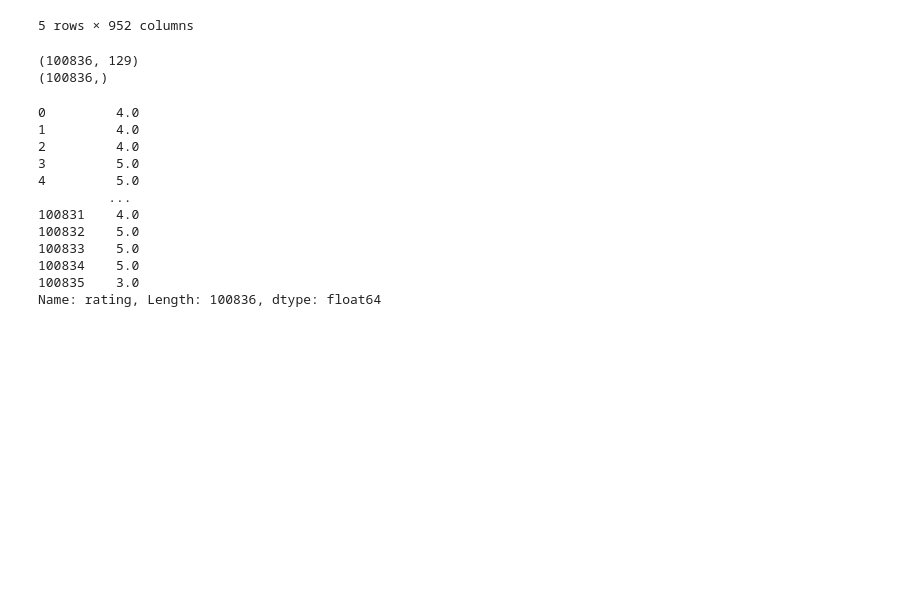
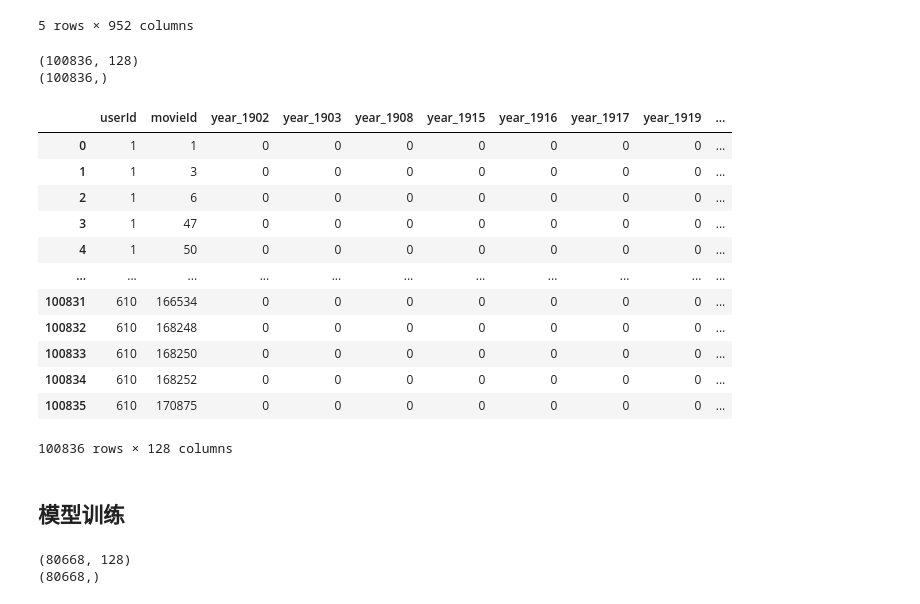
Before and after one commit to paul-19658/620_movie_rec_sys, a Jupyter notebook: FM/test.ipynb, the cells around one changed output. Drawn from its saved outputs; the diff is of its cells as text; code cells hidden in the pictures; blank space fills up the shorter version.

```diff
--- a/FM/test.ipynb
+++ b/FM/test.ipynb
@@ -67,19 +67,37 @@ data2.head()
 # %%
 X,y=DL.one_hot_encode(data_movies=data_movies,data_ratings=data_ratings)
 print(X.shape)
 print(y.shape)
+X
 # %% [output]
-(100836, 129)
+(100836, 128)
 (100836,)
+|  | userId | movieId | year_1902 | year_1903 | year_1908 | year_1915 | year_1916 | year_1917 | year_1919 | ... |
+| 0 | 1 | 1 | 0 | 0 | 0 | 0 | 0 | 0 | 0 | ... |
+| 1 | 1 | 3 | 0 | 0 | 0 | 0 | 0 | 0 | 0 | ... |
+| 2 | 1 | 6 | 0 | 0 | 0 | 0 | 0 | 0 | 0 | ... |
+| 3 | 1 | 47 | 0 | 0 | 0 | 0 | 0 | 0 | 0 | ... |
+| 4 | 1 | 50 | 0 | 0 | 0 | 0 | 0 | 0 | 0 | ... |
+| ... | ... | ... | ... | ... | ... | ... | ... | ... | ... | ... |
+| 100831 | 610 | 166534 | 0 | 0 | 0 | 0 | 0 | 0 | 0 | ... |
+| 100832 | 610 | 168248 | 0 | 0 | 0 | 0 | 0 | 0 | 0 | ... |
+| 100833 | 610 | 168250 | 0 | 0 | 0 | 0 | 0 | 0 | 0 | ... |
+| 100834 | 610 | 168252 | 0 | 0 | 0 | 0 | 0 | 0 | 0 | ... |
+| 100835 | 610 | 170875 | 0 | 0 | 0 | 0 | 0 | 0 | 0 | ... |
-0         4.0
-1         4.0
-2         4.0
-3         5.0
-4         5.0
-         ...
-100831    4.0
-100832    5.0
-100833    5.0
-100834    5.0
-100835    3.0
-Name: rating, Length: 100836, dtype: float64
+100836 rows × 128 columns
+# %% [markdown]
+## 模型训练
+# %%
+from sklearn.model_selection import train_test_split
+from model import FM
+import tensorflow as tf
+
+X_train, X_test, y_train, y_test = train_test_split(X, y, test_size=0.2)
+print(X_train.shape)
+print(y_train.shape)
+# 转为tf需要的格式
+X_train=X_train.astype('float32')
+X_test=X_test.astype('float32')
+# %% [output]
+(80668, 128)
+(80668,)
```
Also changed, not shown: parts of 2 cells of this notebook, 3 other files.
